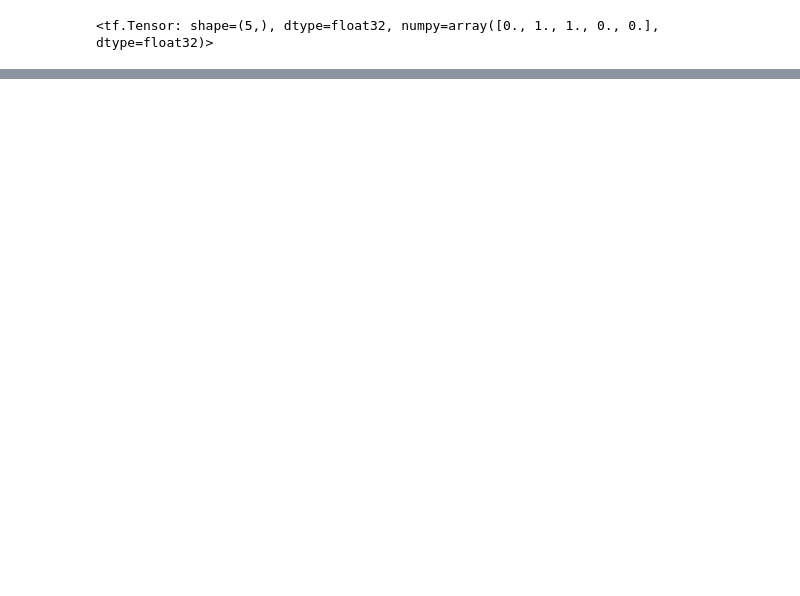
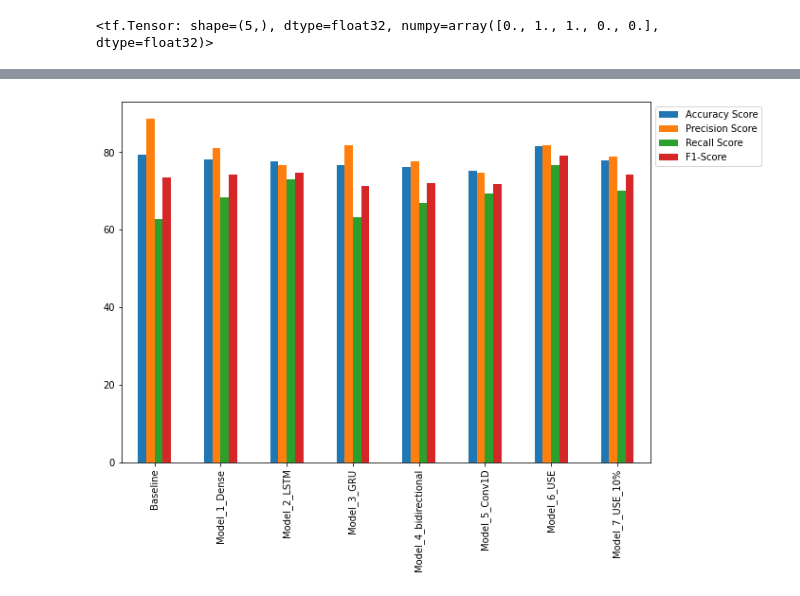
Before and after one commit to vbgupta/Tensorflow-Developer-Cert, a Jupyter notebook: src/notebooks/nlp/nlp-fundamentals.ipynb, the cells around one changed output, grey strips where cells are left out. Cells and saved outputs as stored; diff of their text form; code cells hidden in the pictures; blank space fills up the shorter version.

Commit message:
8 Models and One Kaggle Submission

```diff
--- a/src/notebooks/nlp/nlp-fundamentals.ipynb
+++ b/src/notebooks/nlp/nlp-fundamentals.ipynb
@@ -308,0 +682,16 @@ Model_1 Results:
+# %%
+model_7 = tf.keras.models.clone_model(model_6)
+
+#compile model
+model_7.compile(loss = "binary_crossentropy",
+                optimizer = tf.keras.optimizers.Adam(),
+                metrics = ["accuracy"])
+# %%
+# Fit the model
+model_7_history = model_7.fit(
+    x = train_sentences_10_percent,
+    y = train_labels_10_percent,
+    epochs = 5,
+    validation_data = (val_sentences, val_labels),
+    callbacks = [create_tensorboard_callback(SAVE_DIR, "model_7_USE_10_percent_data")]
+)
@@ -308,0 +710,5 @@ Model_1 Results:
+# %%
+# Evaluate the model
+model_7_results = evaluate(y_true = val_labels,
+                            preds = tf.squeeze(tf.round(model_7.predict(val_sentences))))
+model_7_results
@@ -308,0 +723,13 @@ Model_1 Results:
+# %%
+all_model_results = pd.DataFrame({
+    "Baseline": baseline_results,
+    "Model_1_Dense": model_1_results,
+    "Model_2_LSTM": model_2_results,
+    "Model_3_GRU": model_3_results,
+    "Model_4_bidirectional": model_4_results,
+    "Model_5_Conv1D": model_5_evaluate,
+    "Model_6_USE": model_6_results,
+    "Model_7_USE_10%": model_7_results
+})
+all_model_results = all_model_results.transpose()
+all_model_results
@@ -308,0 +746,4 @@ Model_1 Results:
+# %%
+all_model_results.plot(kind = "bar", figsize = (10, 7)).legend(bbox_to_anchor = (1.0, 1.0));
+# %% [output]
+[figure, added]
```
Also changed, not shown: parts of 65 cells of this notebook, 36 other files.
